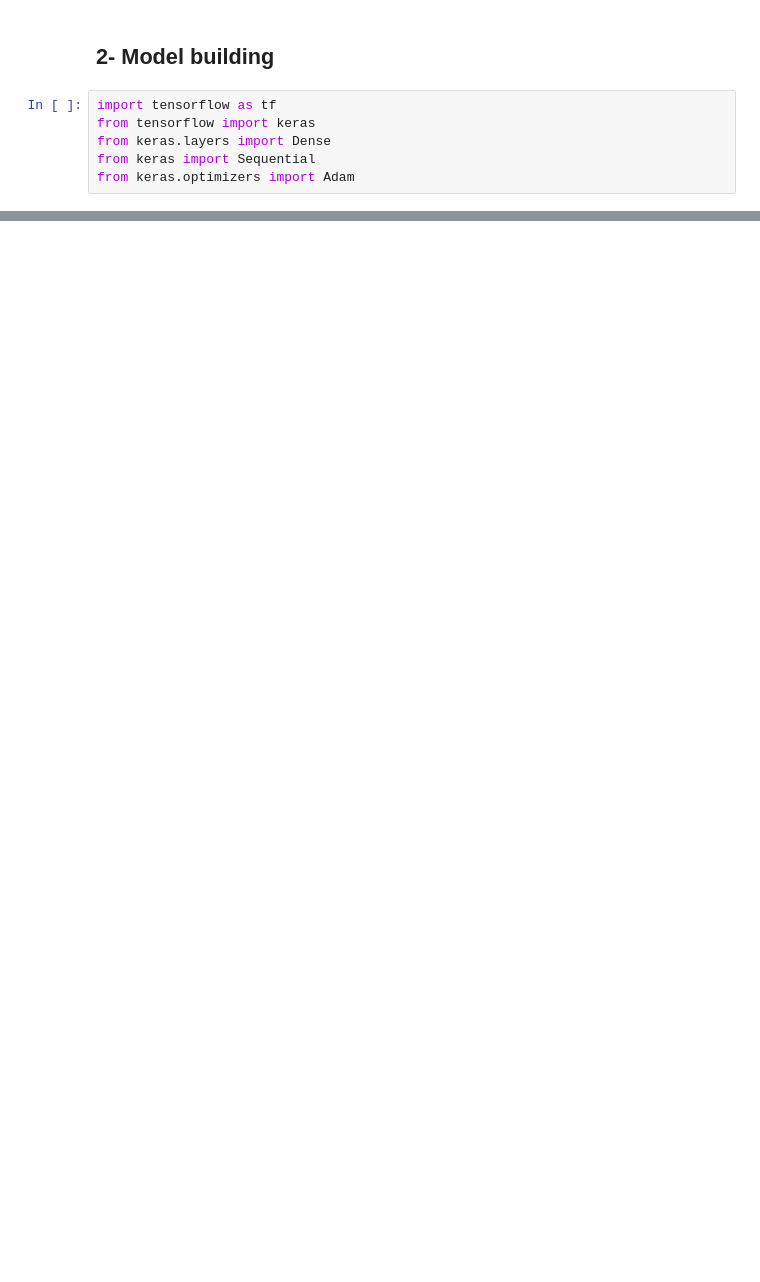
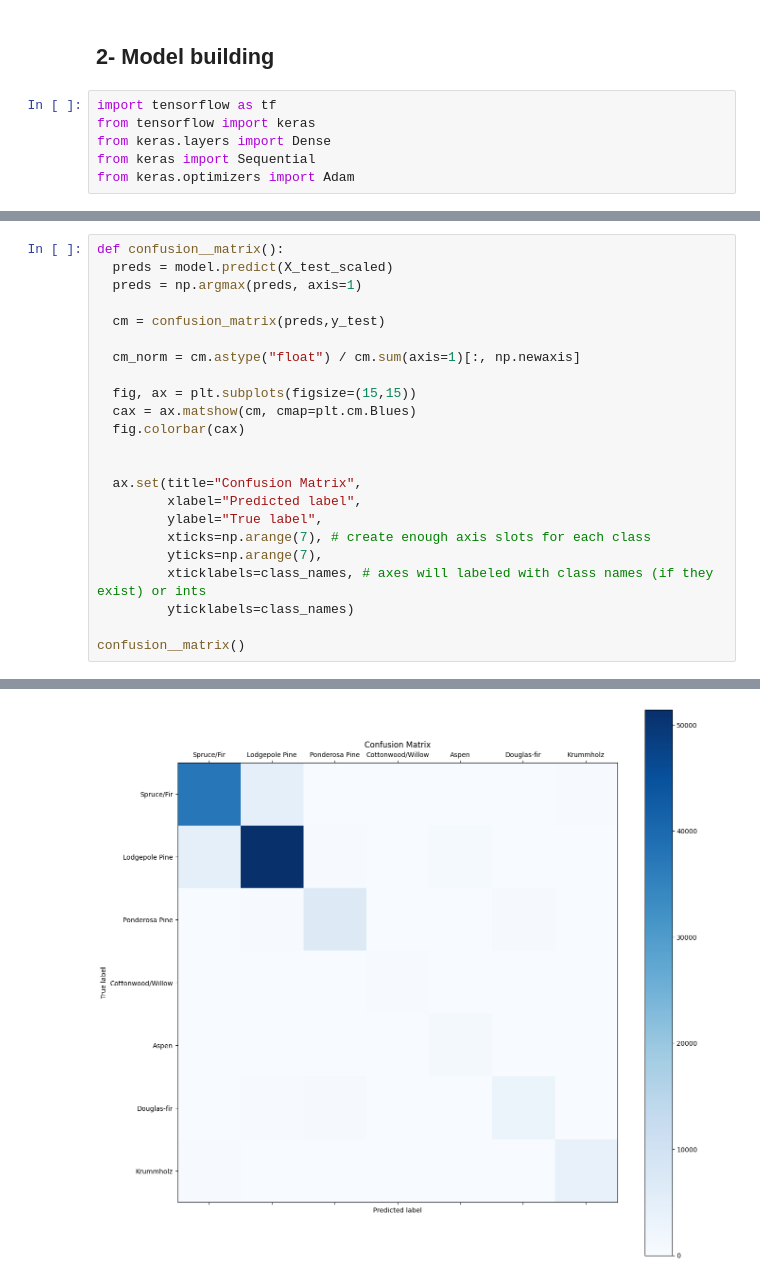
Before and after one commit to Jalalbaim/Forest-Cover-Classifier, a Jupyter notebook: CoverType_classification.ipynb, the cells around one changed output, grey strips where cells are left out. Drawn from its saved outputs; the diff is of its cells as text; blank space fills up the shorter version.

```diff
--- a/CoverType_classification.ipynb
+++ b/CoverType_classification.ipynb
@@ -334,0 +326,24 @@ history = model.fit(train_data, epochs= 20,steps_per_epoch=100, validation_data=
+# %%
+def confusion__matrix():
+  preds = model.predict(X_test_scaled)
+  preds = np.argmax(preds, axis=1)
+
+  cm = confusion_matrix(preds,y_test)
+
+  cm_norm = cm.astype("float") / cm.sum(axis=1)[:, np.newaxis]
+
+  fig, ax = plt.subplots(figsize=(15,15))
+  cax = ax.matshow(cm, cmap=plt.cm.Blues)
+  fig.colorbar(cax)
+
+
+  ax.set(title="Confusion Matrix",
+         xlabel="Predicted label",
+         ylabel="True label",
+         xticks=np.arange(7), # create enough axis slots for each class
+         yticks=np.arange(7),
+         xticklabels=class_names, # axes will labeled with class names (if they exist) or ints
+         yticklabels=class_names)
+
+confusion__matrix()
+# %% [output]
@@ -334,0 +351 @@ history = model.fit(train_data, epochs= 20,steps_per_epoch=100, validation_data=
+[figure, added]
```
Also changed, not shown: parts of 23 cells of this notebook.
